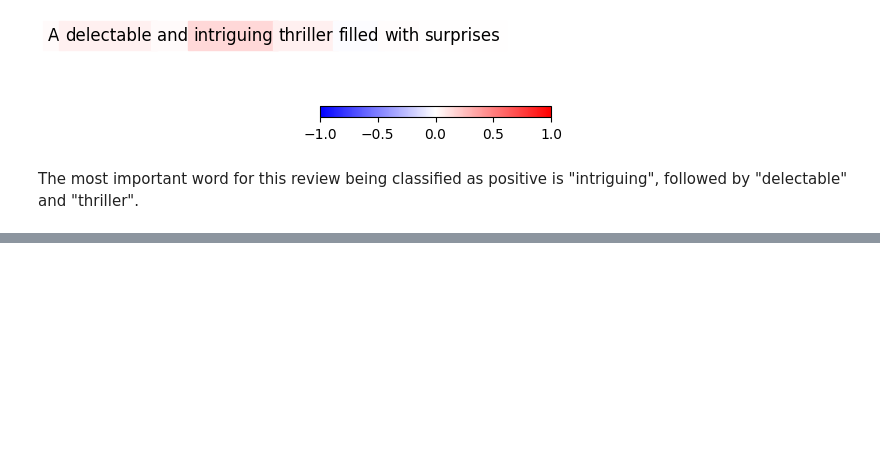
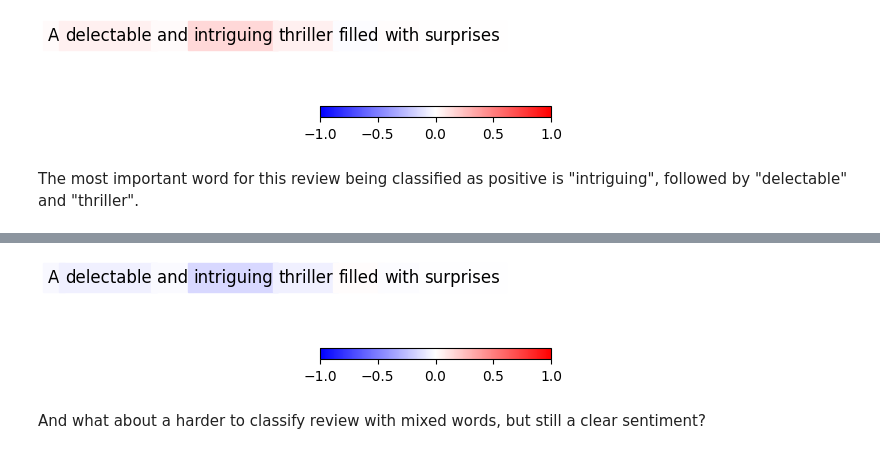
Before and after one commit to dianna-ai/dianna, a Jupyter notebook: tutorials/explainers/LIME/lime_text.ipynb, the cells around one changed output, grey strips where cells are left out. Drawn from its saved outputs; the diff is of its cells as text; code cells hidden in the pictures; blank space fills up the shorter version.

Commit message:
adding more meat to the text tutorial!

```diff
--- a/tutorials/explainers/LIME/lime_text.ipynb
+++ b/tutorials/explainers/LIME/lime_text.ipynb
@@ -151,0 +156,4 @@ The most important word for this review being classified as positive is "intrigu
+# %%
+explanation_relevance = dianna.explain_text(model_runner, review, model_runner.tokenizer,
+                                            'LIME', labels=[labels.index('negative')])[0]
+explanation_relevance
@@ -151,0 +169,6 @@ The most important word for this review being classified as positive is "intrigu
+# %%
+fig, _ = visualization.highlight_text(explanation_relevance, model_runner.tokenizer.tokenize(review), colormap='bwr')
+# %% [output]
+[figure, added]
+# %% [markdown]
+And what about a harder to classify review with mixed words, but still a clear sentiment?
```
Also changed, not shown: parts of 8 cells of this notebook.
